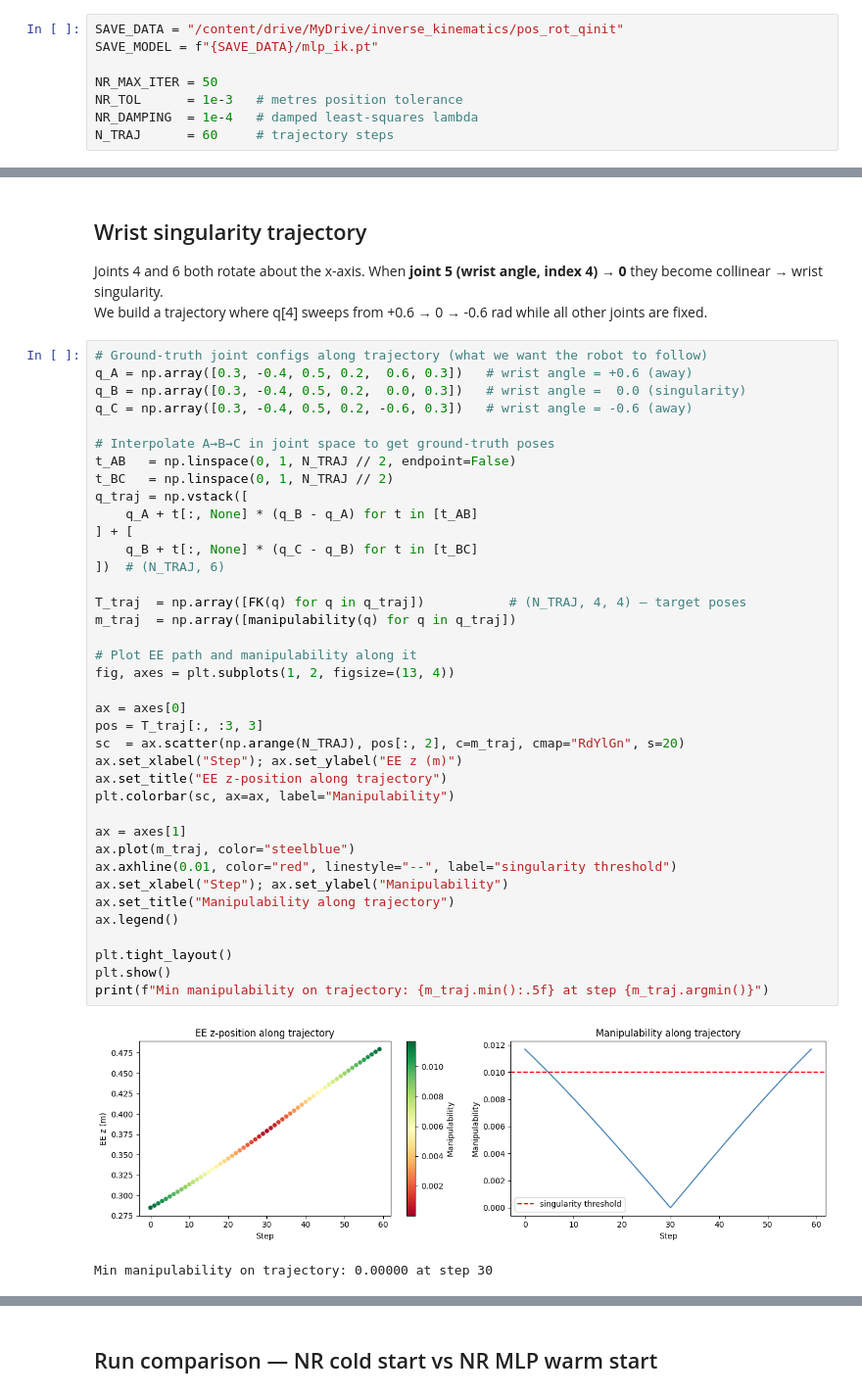
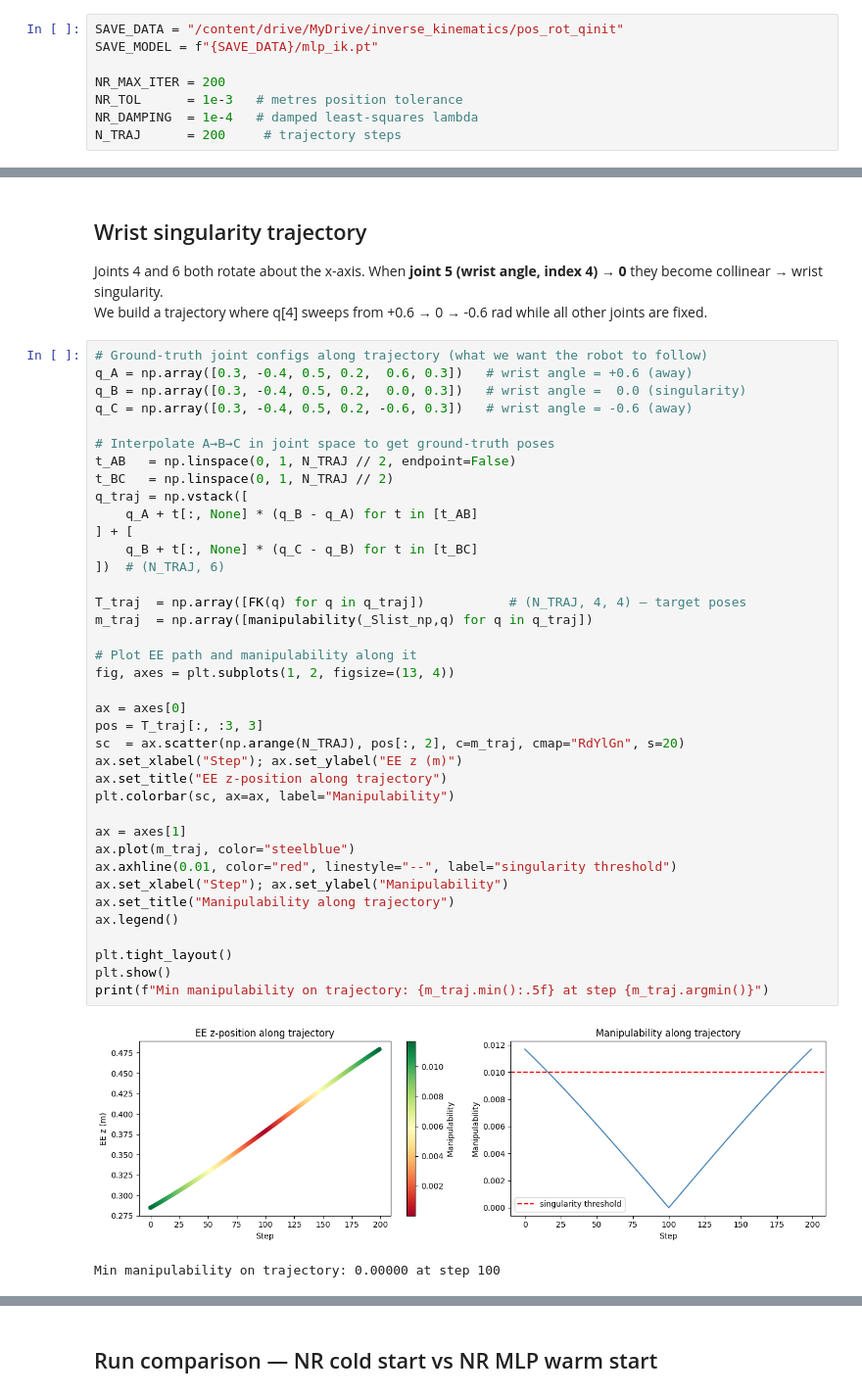
Before and after one commit to max15189/InverseKinematics, a Jupyter notebook: singularity_analysis.ipynb, the cells around one changed output, grey strips where cells are left out. Shown at 98% size. Cells and saved outputs as stored; diff of their text form.

```diff
--- a/singularity_analysis.ipynb
+++ b/singularity_analysis.ipynb
@@ -21,10 +21,10 @@ Mounted at /content/drive
 SAVE_DATA = "/content/drive/MyDrive/inverse_kinematics/pos_rot_qinit"
 SAVE_MODEL = f"{SAVE_DATA}/mlp_ik.pt"
 
-NR_MAX_ITER = 50
+NR_MAX_ITER = 200
 NR_TOL      = 1e-3   # metres position tolerance
 NR_DAMPING  = 1e-4   # damped least-squares lambda
-N_TRAJ      = 60     # trajectory steps
+N_TRAJ      = 200     # trajectory steps
 # %%
 import numpy as np
 import torch
@@ -183,36 +141,36 @@ t_AB   = np.linspace(0, 1, N_TRAJ // 2, endpoint=False)
 t_BC   = np.linspace(0, 1, N_TRAJ // 2)
 q_traj = np.vstack([
     q_A + t[:, None] * (q_B - q_A) for t in [t_AB]
 ] + [
     q_B + t[:, None] * (q_C - q_B) for t in [t_BC]
 ])  # (N_TRAJ, 6)
 
 T_traj  = np.array([FK(q) for q in q_traj])           # (N_TRAJ, 4, 4) — target poses
-m_traj  = np.array([manipulability(q) for q in q_traj])
+m_traj  = np.array([manipulability(_Slist_np,q) for q in q_traj])
 
 # Plot EE path and manipulability along it
 fig, axes = plt.subplots(1, 2, figsize=(13, 4))
 
 ax = axes[0]
 pos = T_traj[:, :3, 3]
 sc  = ax.scatter(np.arange(N_TRAJ), pos[:, 2], c=m_traj, cmap="RdYlGn", s=20)
 ax.set_xlabel("Step"); ax.set_ylabel("EE z (m)")
 ax.set_title("EE z-position along trajectory")
 plt.colorbar(sc, ax=ax, label="Manipulability")
 
 ax = axes[1]
 ax.plot(m_traj, color="steelblue")
 ax.axhline(0.01, color="red", linestyle="--", label="singularity threshold")
 ax.set_xlabel("Step"); ax.set_ylabel("Manipulability")
 ax.set_title("Manipulability along trajectory")
 ax.legend()
 
 plt.tight_layout()
 plt.show()
 print(f"Min manipulability on trajectory: {m_traj.min():.5f} at step {m_traj.argmin()}")
 # %% [output]
-[figure, old version]
+[figure, new version]
-Min manipulability on trajectory: 0.00000 at step 30
+Min manipulability on trajectory: 0.00000 at step 100
 # %%
 !pip install modern-robotics
 import numpy as np
```
Also changed, not shown: parts of 12 cells of this notebook.
